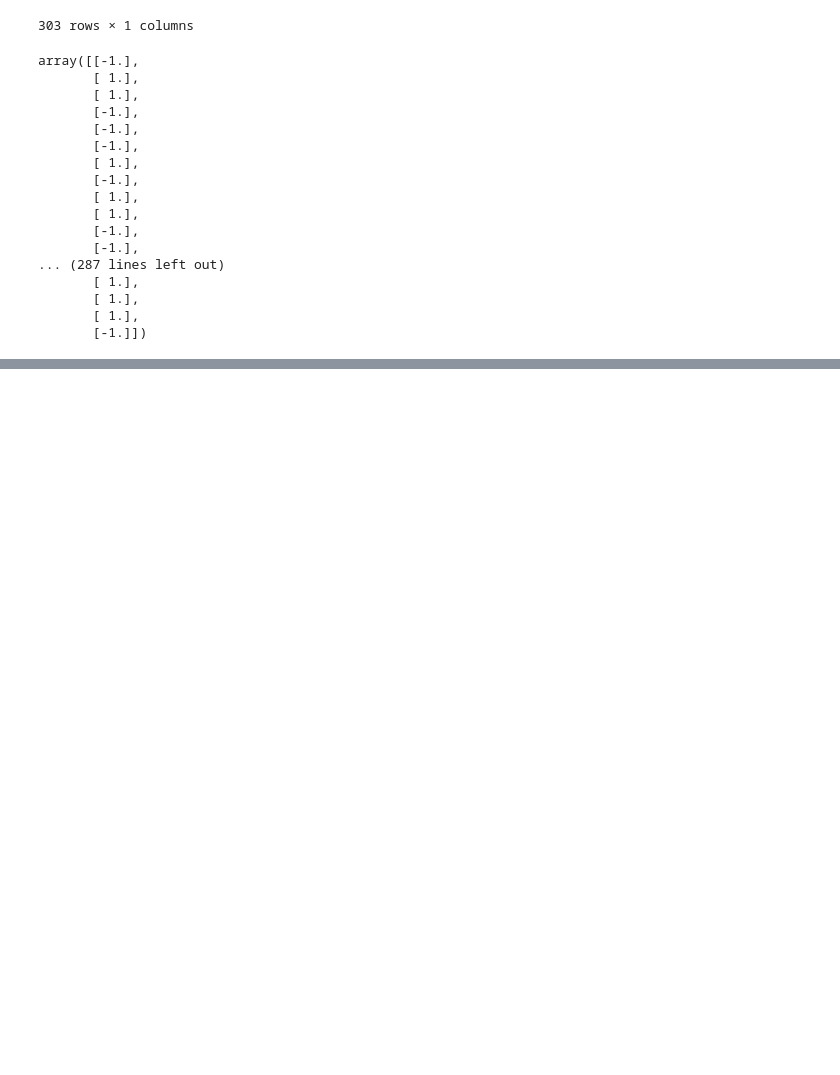
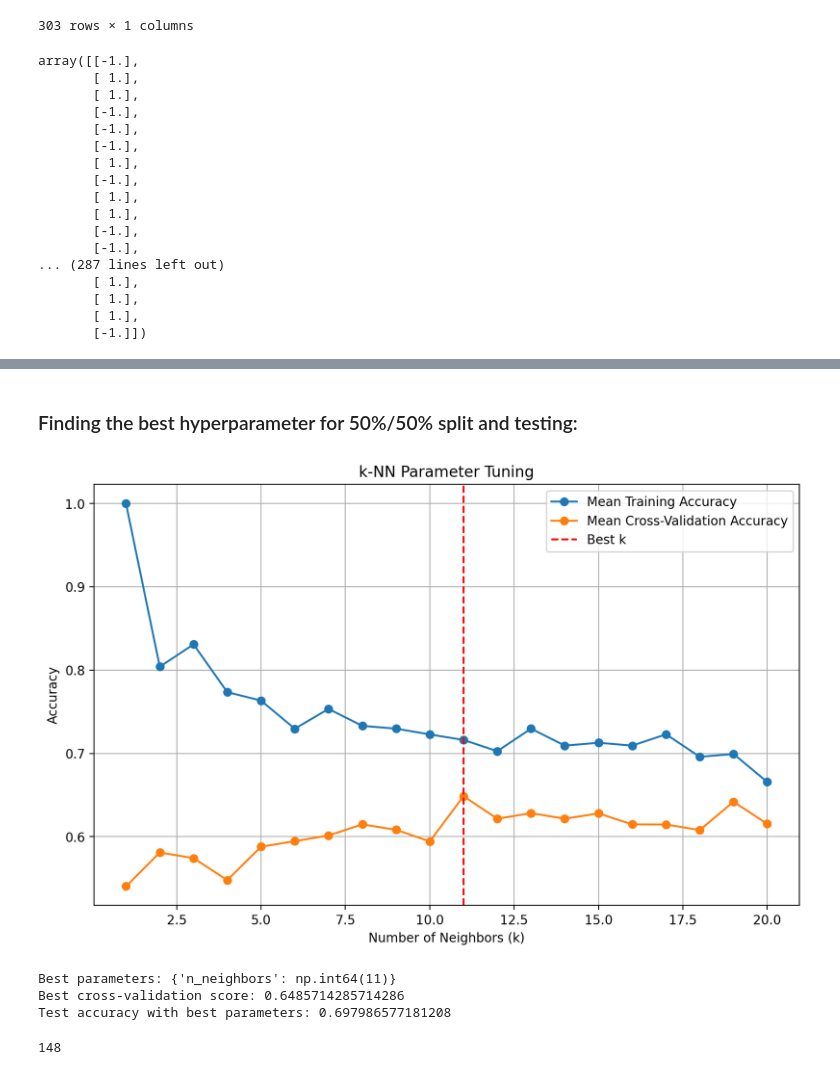
Before and after one commit to ebeltyukova/Classification-Benchmarks-DT-KNN-RF, a Jupyter notebook: heart_disease_db.ipynb, the cells around one changed output, grey strips where cells are left out. Saved outputs shown, nothing was run; the diff lists cells and outputs as text; code cells hidden in the pictures; blank space fills up the shorter version.

Commit message:
3 classifiers done

```diff
--- a/heart_disease_db.ipynb
+++ b/heart_disease_db.ipynb
@@ -100,0 +118,20 @@ print(X_and_Y[0])
+# %%
+"""
+from sklearn.model_selection import train_test_split, GridSearchCV
+from sklearn.metrics import classification_report
+import matplotlib.pyplot as plt
+from sklearn.model_selection import train_test_split, GridSearchCV
+from sklearn.tree import DecisionTreeClassifier
+from sklearn.metrics import accuracy_score
+
+param_grid = {'max_depth': [1, 2, 3, 4, 5],
+              'min_samples_split': [2, 5, 10],
+              'min_samples_leaf': [1, 2, 4]}
+estimator = tree.DecisionTreeClassifier(criterion='entropy')
+
+# Perform GridSearchCV
+grid_search = GridSearchCV(estimator, param_grid, cv=3, scoring="accuracy")
+grid_search.fit(X, Y)
+
+# Get best hyperparameters
+best_params = grid_search.best_params_ """
@@ -241,0 +525,53 @@ draw_heatmap(cross_val_errors, D_list, title='cross-validation error w.r.t D')
+# %% [markdown]
+### Finding the best hyperparameter for 50%/50% split and testing:
+# %%
+# Split the data into training and testing sets
+X_train, X_test, y_train, y_test = train_test_split(X, Y, train_size=0.5, random_state=42)
+
+# Define the parameter grid for GridSearchCV
+param_grid = {'n_neighbors': np.arange(1, 21)}  # Testing k values from 1 to 20
+
+# Create a k-NN classifier
+knn = KNeighborsClassifier()\
+
+# Perform GridSearchCV to find the best hyperparameters
+grid_search = GridSearchCV(knn, param_grid, cv=3, scoring='accuracy', return_train_score=True)
+grid_search.fit(X_train, y_train)
+
+# Visualize the results
+results = grid_search.cv_results_
+k_values = param_grid['n_neighbors']
+mean_train_scores = results['mean_train_score']
+mean_test_scores = results['mean_test_score']
+
+plt.figure(figsize=(10, 6))
+plt.plot(k_values, mean_train_scores, label='Mean Training Accuracy', marker='o')
+plt.plot(k_values, mean_test_scores, label='Mean Cross-Validation Accuracy', marker='o')
+plt.axvline(grid_search.best_params_['n_neighbors'], color='r', linestyle='--', label='Best k')
+plt.title('k-NN Parameter Tuning')
+plt.xlabel('Number of Neighbors (k)')
+plt.ylabel('Accuracy')
+plt.legend()
+plt.grid()
+plt.show()
+
+# Get the best parameters and score
+best_params = grid_search.best_params_
+best_score = grid_search.best_score_
+
+print("Best parameters:", best_params)
+print("Best cross-validation score:", best_score)
+
+# Evaluate on the test set using the best model
+best_knn = grid_search.best_estimator_
+test_accuracy = accuracy_score(y_test, best_knn.predict(X_test))
+print("Test accuracy with best parameters:", test_accuracy)
+# %% [output]
+[figure, added]
+Best parameters: {'n_neighbors': np.int64(11)}
+Best cross-validation score: 0.6485714285714286
+Test accuracy with best parameters: 0.697986577181208
+# %%
+len(X_train)
+# %% [output]
+148
```
Also changed, not shown: parts of 36 cells of this notebook, 1 other file.
